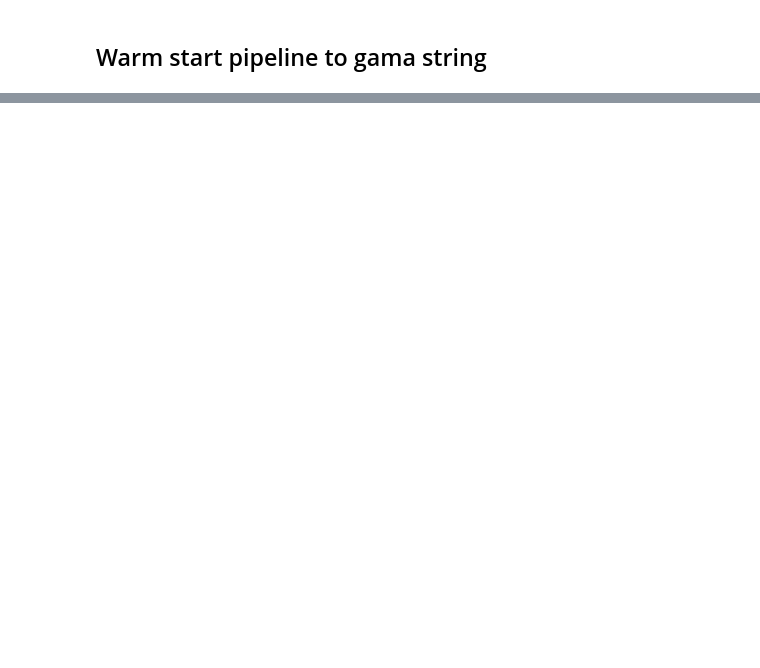
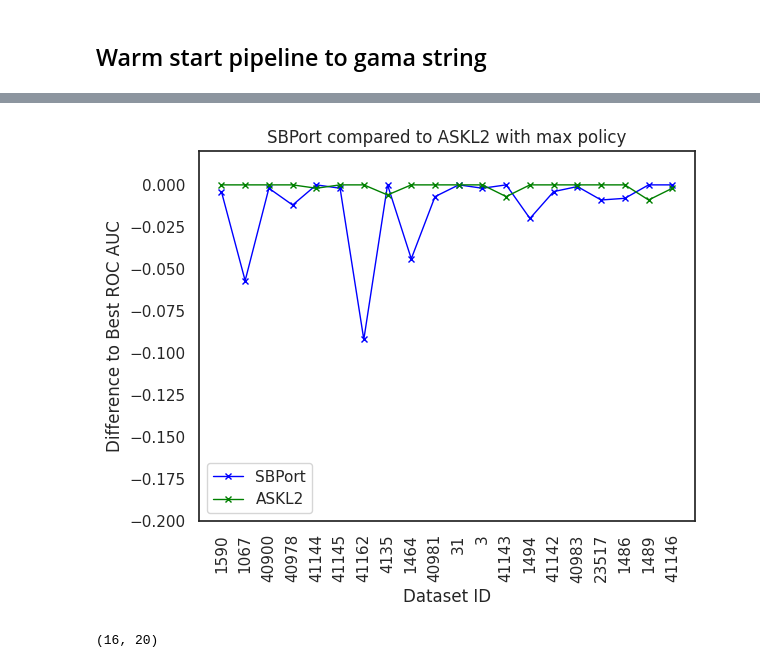
Before and after one commit to WmWessels/MasterThesis, a Jupyter notebook: util_notebook.ipynb, the cells around one changed output, grey strips where cells are left out. Saved outputs shown, nothing was run; the diff lists cells and outputs as text; code cells hidden in the pictures; blank space fills up the shorter version.

```diff
--- a/util_notebook.ipynb
+++ b/util_notebook.ipynb
@@ -546,0 +889,23 @@ print(pipeline_strings)
+# %%
+sbport_values = [0.926, 0.777, 0.994, 0.973, 0.951, 0.872, 0.688, 0.867, 0.717, 0.936, 0.796, 0.998, 0.885, 0.921, 0.817, 0.993, 0.521, 0.988, 0.972, 0.990]
+# %%
+#make a dataframe with sbport values and max_per_row
+df = pd.DataFrame({"sbport": sbport_values, "max_per_row": max_per_row})
+# %%
+df["max"] = df.max(axis=1)
+# %%
+df["SBPort"] = df["sbport"] - df["max"]
+df["ASKL2"] = df["max_per_row"] - df["max"]
+# %%
+sns.set(style="white")
+plt.plot(df["SBPort"], label="SBPort", color = "blue", linewidth = 1, marker = "x", markersize = 5)
+plt.plot(df["ASKL2"], label="ASKL2", color = "green", linewidth = 1, marker = "x", markersize = 5)
+plt.ylim(-0.2, 0.02)
+plt.title("SBPort compared to ASKL2 with max policy")
+plt.ylabel("Difference to Best ROC AUC")
+plt.xlabel("Dataset ID")
+plt.xticks(ticks = range(0, df.shape[0]), labels = [str(did) for did in binary_test], rotation = 90)
+plt.legend(loc = "lower left")
+plt.savefig("sbport_vs_askl2_max.png", bbox_inches = "tight")
+# %% [output]
+[figure, added]
@@ -546,0 +945,4 @@ print(pipeline_strings)
+# %%
+stable_df_sbport.shape
+# %% [output]
+(16, 20)
```
Also changed, not shown: parts of 45 cells of this notebook, 21 other files.
